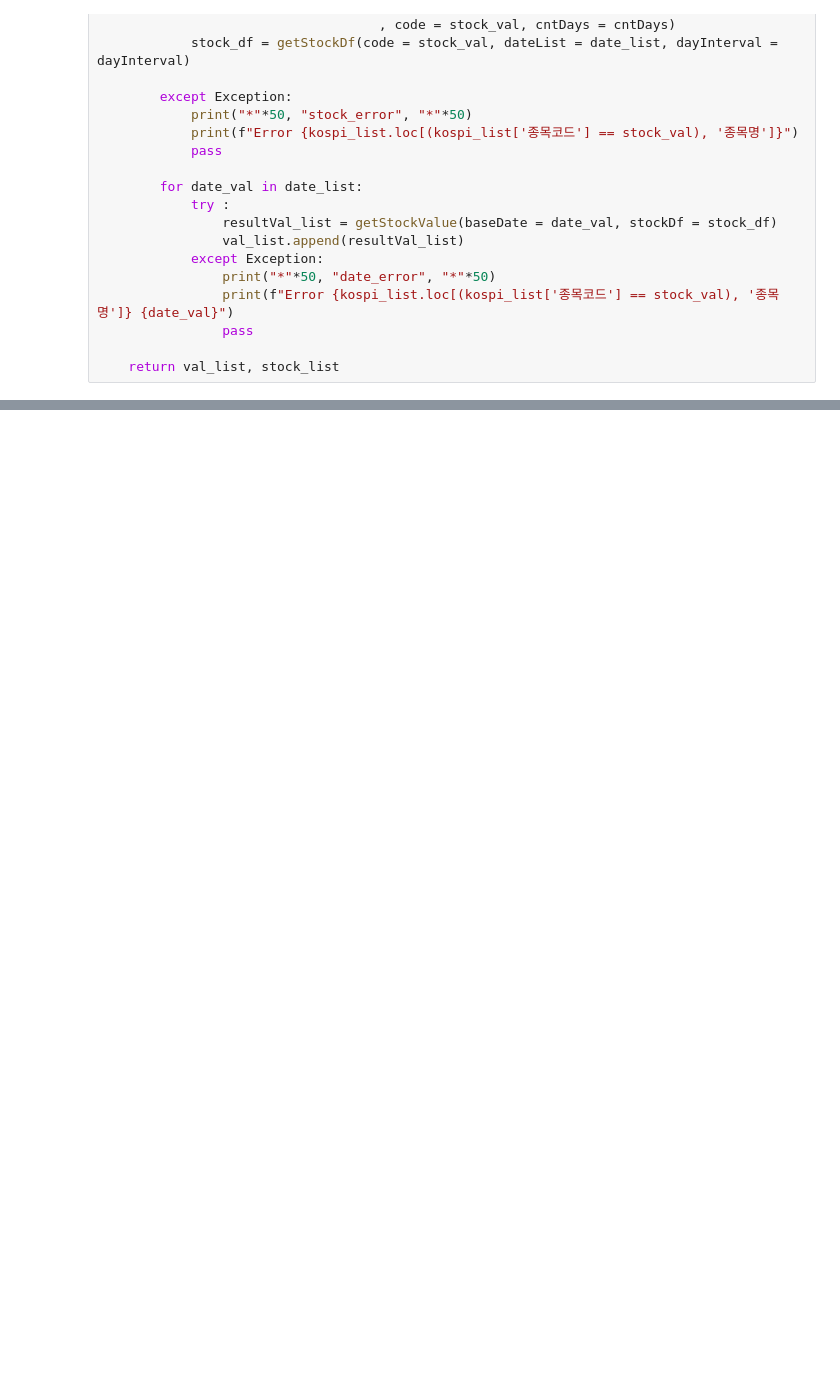
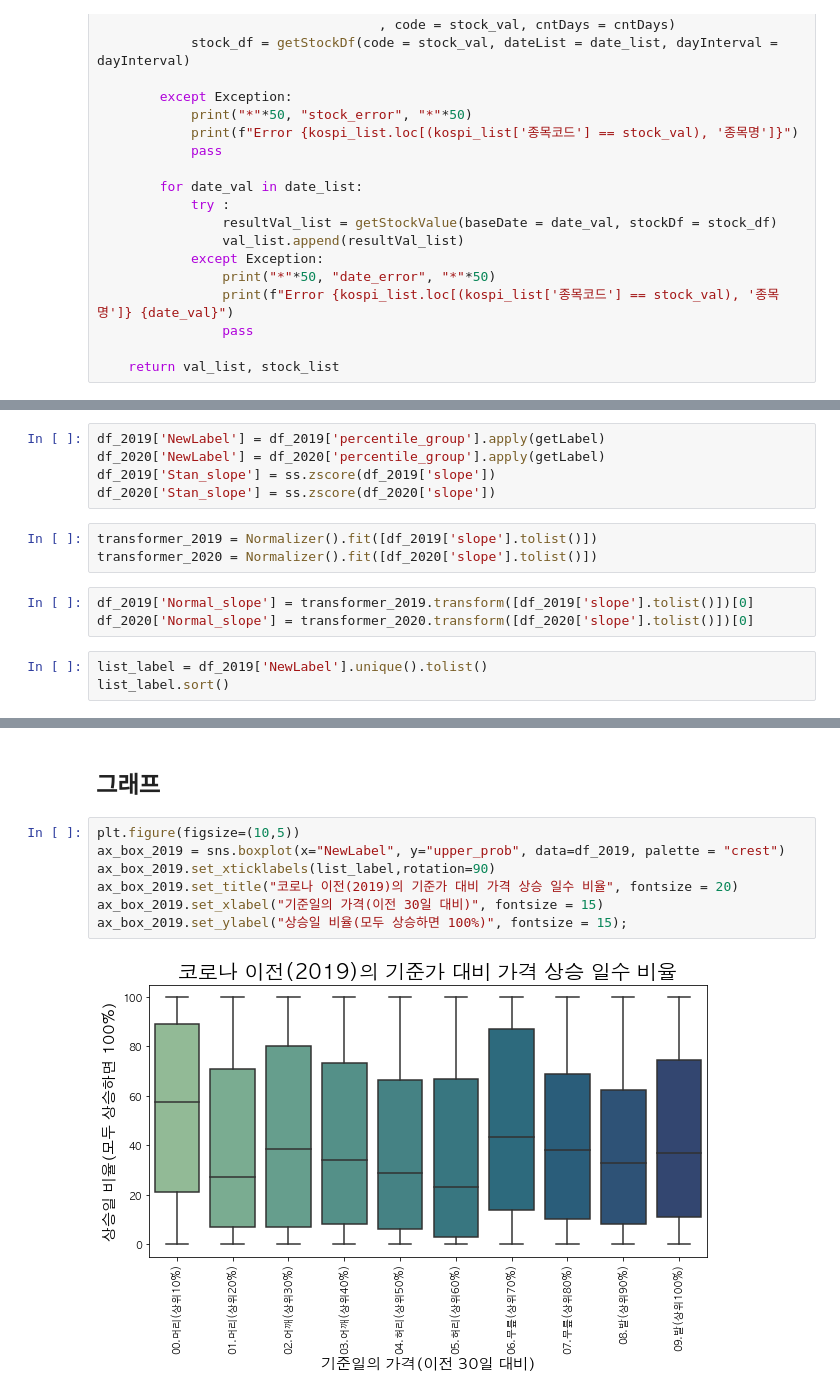
Before and after one commit to ddongmiin/deepPythonAnalysis, a Jupyter notebook: sideProject/stockAnalysis/주가분석_물타기냐불타기냐.ipynb, the cells around one changed output, grey strips where cells are left out. Saved outputs shown, nothing was run; the diff lists cells and outputs as text; blank space fills up the shorter version.

```diff
--- a/sideProject/stockAnalysis/주가분석_물타기냐불타기냐.ipynb
+++ b/sideProject/stockAnalysis/주가분석_물타기냐불타기냐.ipynb
@@ -489,0 +394,14 @@ plt.show()
+# %%
+df_2019['NewLabel'] = df_2019['percentile_group'].apply(getLabel)
+df_2020['NewLabel'] = df_2020['percentile_group'].apply(getLabel)
+df_2019['Stan_slope'] = ss.zscore(df_2019['slope'])
+df_2020['Stan_slope'] = ss.zscore(df_2020['slope'])
+# %%
+transformer_2019 = Normalizer().fit([df_2019['slope'].tolist()])
+transformer_2020 = Normalizer().fit([df_2020['slope'].tolist()])
+# %%
+df_2019['Normal_slope'] = transformer_2019.transform([df_2019['slope'].tolist()])[0]
+df_2020['Normal_slope'] = transformer_2020.transform([df_2020['slope'].tolist()])[0]
+# %%
+list_label = df_2019['NewLabel'].unique().tolist()
+list_label.sort()
@@ -489,0 +427,11 @@ plt.show()
+# %% [markdown]
+## 그래프
+# %%
+plt.figure(figsize=(10,5))
+ax_box_2019 = sns.boxplot(x="NewLabel", y="upper_prob", data=df_2019, palette = "crest")
+ax_box_2019.set_xticklabels(list_label,rotation=90)
+ax_box_2019.set_title("코로나 이전(2019)의 기준가 대비 가격 상승 일수 비율", fontsize = 20)
+ax_box_2019.set_xlabel("기준일의 가격(이전 30일 대비)", fontsize = 15)
+ax_box_2019.set_ylabel("상승일 비율(모두 상승하면 100%)", fontsize = 15);
+# %% [output]
+[figure, added]
```
Also changed, not shown: parts of 37 cells of this notebook, 1 other file.
